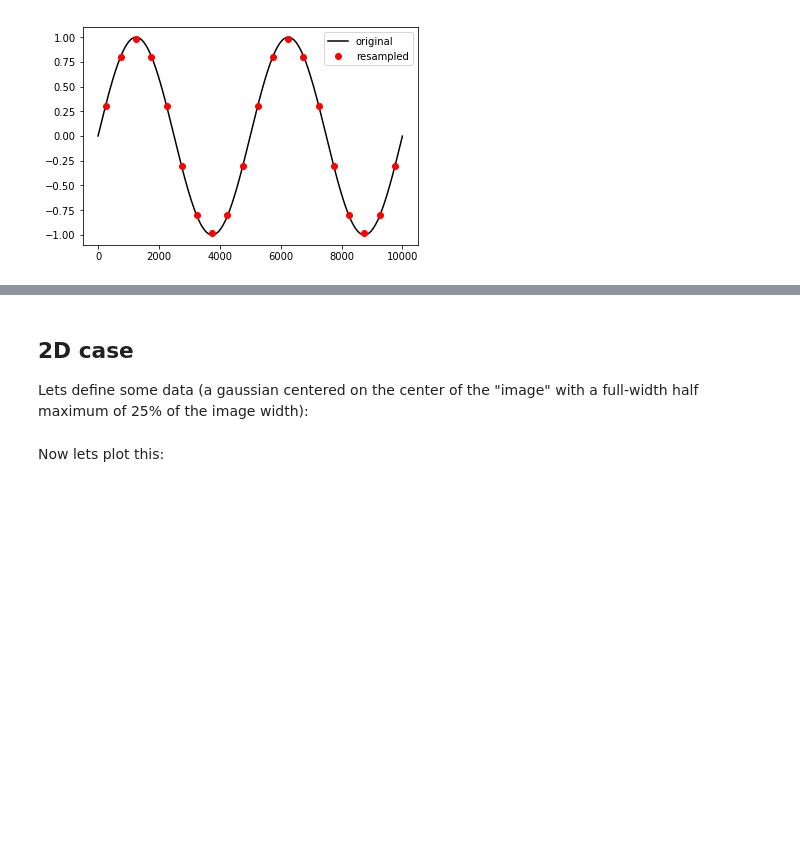
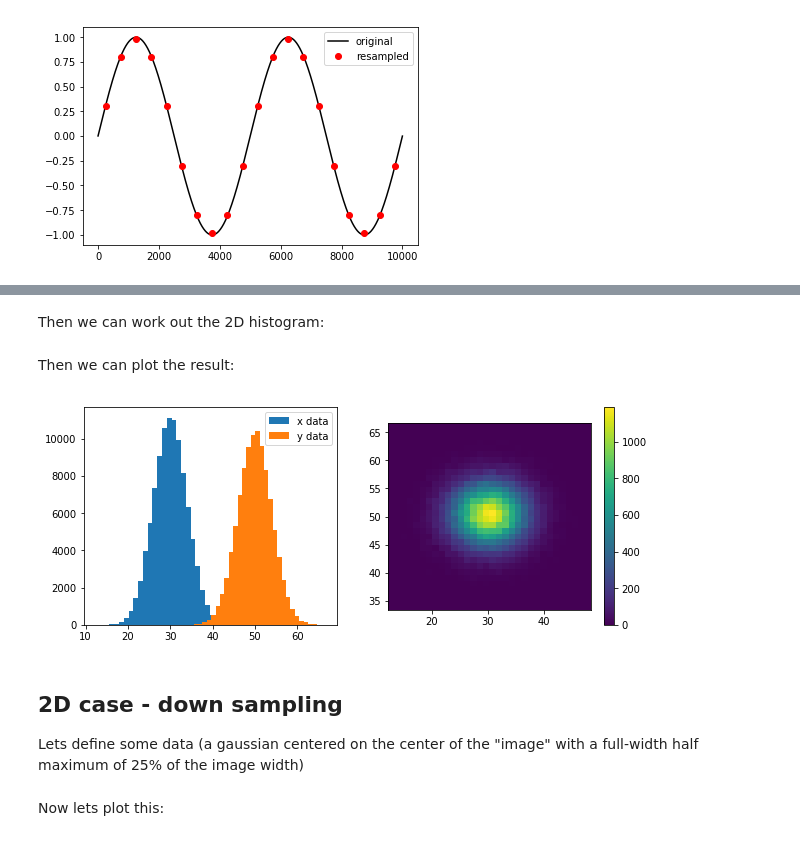
Before and after one commit to njcuk9999/neil_python_examples, a Jupyter notebook: numpy/numpy_bin_data.ipynb, the cells around one changed output, grey strips where cells are left out. Saved outputs shown, nothing was run; the diff lists cells and outputs as text; code cells hidden in the pictures; blank space fills up the shorter version.

```diff
--- a/numpy/numpy_bin_data.ipynb
+++ b/numpy/numpy_bin_data.ipynb
@@ -73,7 +79,35 @@ legend = plt.legend(loc=0)
+# %%
+# define x and y
+x = np.random.normal(30, 4, 100000)
+y = np.random.normal(50, 4, 100000)
+# define the number of bins we want in each axis
+xbins, ybins = 32, 32
+# %% [markdown]
+Then we can work out the 2D histogram:
+# %%
+hist, edges1, edges2 = np.histogram2d(x, y, bins=(xbins, ybins))
+# %% [markdown]
+Then we can plot the result:
+# %%
+# set up plot
+fig = plt.figure(figsize=(10, 4))
+frame1 = plt.subplot(121)
+frame2 = plt.subplot(122)
+
+# plot the x and y points
+frame1.hist(x, bins=xbins, label='x data')
+frame1.hist(y, bins=ybins, label='y data')
+frame1.legend(loc=0)
+# plot the 2D histogram
+extent = [np.min(edges1), np.max(edges1), np.min(edges2),  np.max(edges2)]
+im = frame2.imshow(hist, extent=extent)
+cb = plt.colorbar(im, ax=frame2)
+# %% [output]
+[figure, added]
 # %% [markdown]
-## 2D case
+## 2D case - down sampling
 
-Lets define some data (a gaussian centered on the center of the "image" with a full-width half maximum of 25% of the image width):
+Lets define some data (a gaussian centered on the center of the "image" with a full-width half maximum of 25% of the image width)
 # %%
 # define some limits for our 2D array (image)
 xlow, xhigh = 0, 512
```
Also changed, not shown: parts of 4 cells of this notebook.
